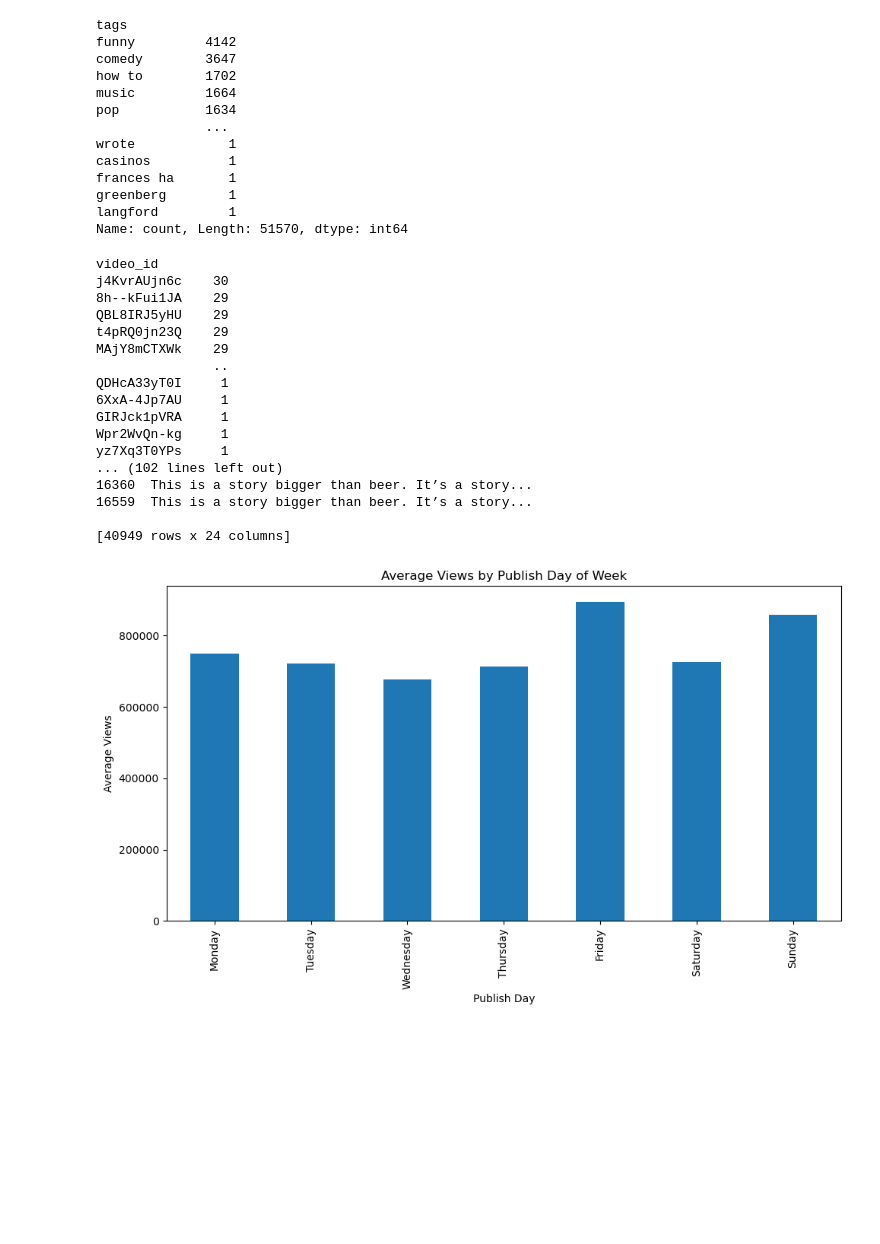
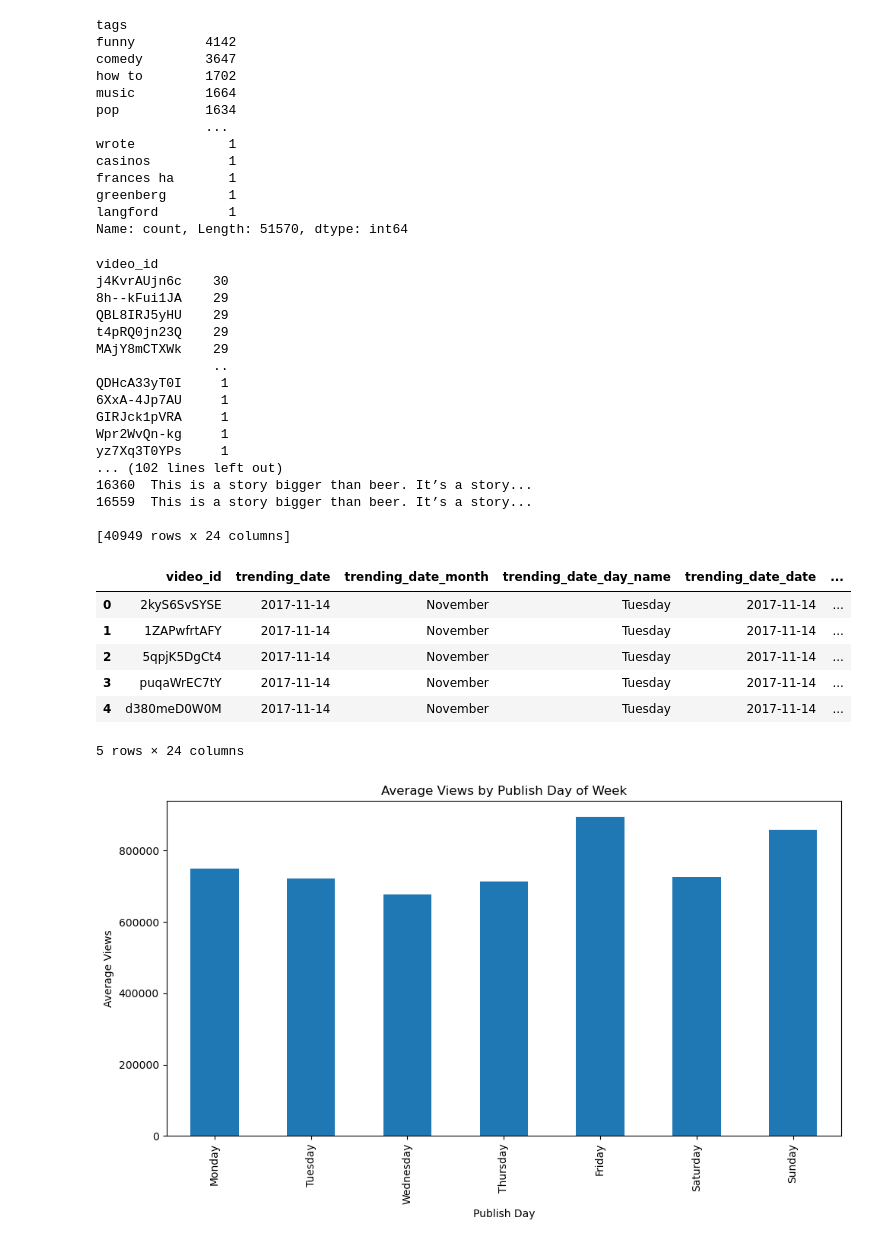
Before and after one commit to ShaneTeel/python-eda-case-study, a Jupyter notebook: notebooks/pats_notebook.ipynb, the cells around one changed output. Drawn from its saved outputs; the diff is of its cells as text; code cells hidden in the pictures; blank space fills up the shorter version.

```diff
--- a/notebooks/pats_notebook.ipynb
+++ b/notebooks/pats_notebook.ipynb
@@ -147,31 +144,41 @@ Name: count, Length: 51570, dtype: int64
 # %%
 
 dupe_counts = yt_df["video_id"].value_counts()
 
 
 print(dupe_counts)
 
 
 duplicate_rows = yt_df[yt_df["video_id"].isin(dupe_counts.index)]
 print(duplicate_rows.sort_values("video_id"))
+
+unique_videos = yt_df.drop_duplicates(subset='video_id')
+unique_videos.head()
 # %% [output]
 video_id
 j4KvrAUjn6c    30
 8h--kFui1JA    29
 QBL8IRJ5yHU    29
 t4pRQ0jn23Q    29
 MAjY8mCTXWk    29
                ..
 QDHcA33yT0I     1
 6XxA-4Jp7AU     1
 GIRJck1pVRA     1
 Wpr2WvQn-kg     1
 yz7Xq3T0YPs     1
 ... (102 lines left out)
 16360  This is a story bigger than beer. It’s a story...
 16559  This is a story bigger than beer. It’s a story...
 
 [40949 rows x 24 columns]
+|  | video_id | trending_date | trending_date_month | trending_date_day_name | trending_date_date | ... |
+| 0 | 2kyS6SvSYSE | 2017-11-14 | November | Tuesday | 2017-11-14 | ... |
+| 1 | 1ZAPwfrtAFY | 2017-11-14 | November | Tuesday | 2017-11-14 | ... |
+| 2 | 5qpjK5DgCt4 | 2017-11-14 | November | Tuesday | 2017-11-14 | ... |
+| 3 | puqaWrEC7tY | 2017-11-14 | November | Tuesday | 2017-11-14 | ... |
+| 4 | d380meD0W0M | 2017-11-14 | November | Tuesday | 2017-11-14 | ... |
+5 rows × 24 columns
 # %%
 unique_videos = yt_df.drop_duplicates(subset='video_id')
 day_order = ["Monday","Tuesday","Wednesday","Thursday","Friday","Saturday","Sunday"]
```
Also changed, not shown: parts of 3 cells of this notebook, 1 other file.
